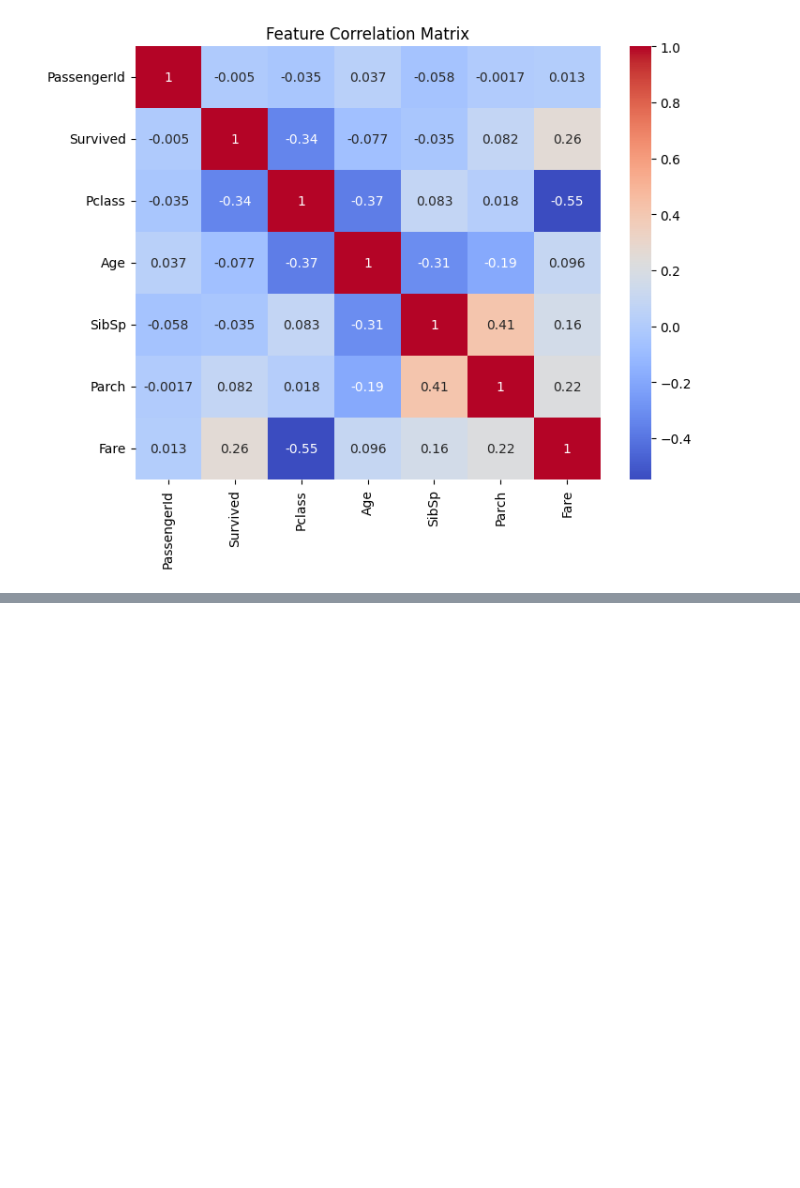
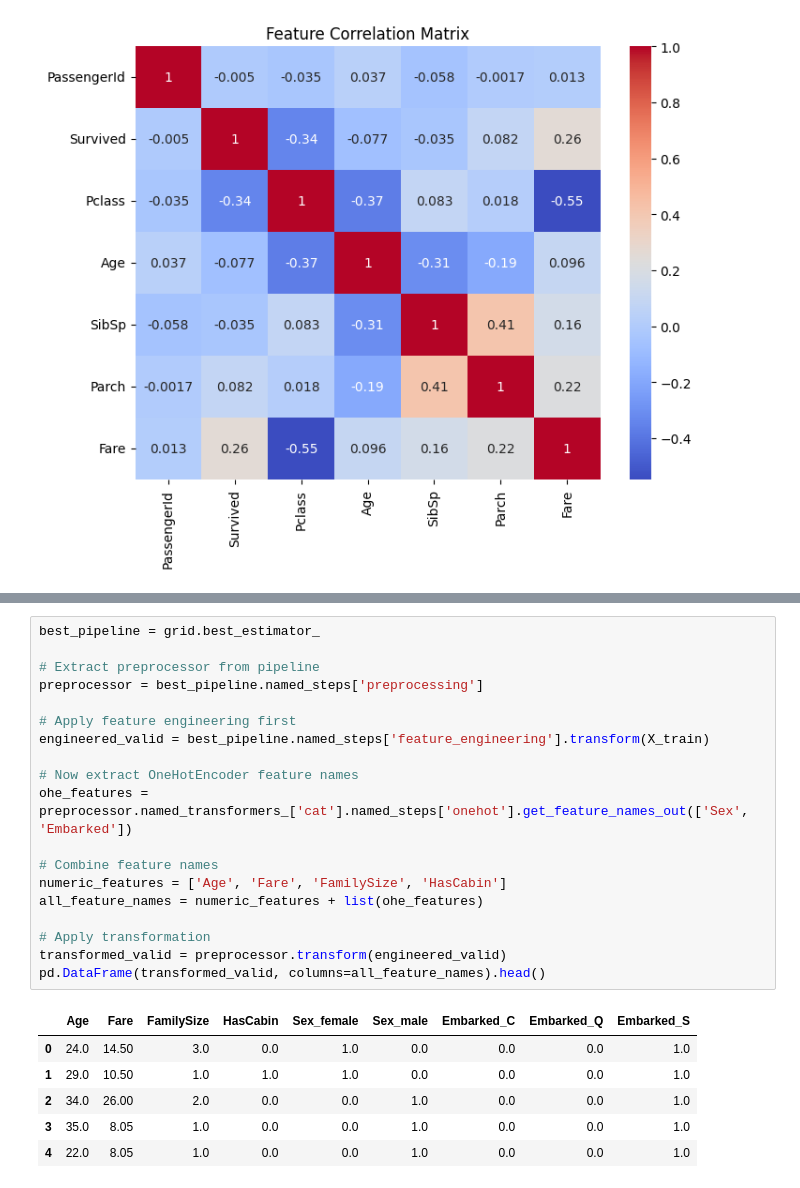
Before and after one commit to in27sung/kaggle, a Jupyter notebook: titanic-survival-prediction.ipynb, the cells around one changed output, grey strips where cells are left out. Cells and saved outputs as stored; diff of their text form; blank space fills up the shorter version.

```diff
--- a/titanic-survival-prediction.ipynb
+++ b/titanic-survival-prediction.ipynb
@@ -420,0 +310,26 @@ submission.to_csv('submission.csv', index=False)
+# %%
+best_pipeline = grid.best_estimator_
+
+# Extract preprocessor from pipeline
+preprocessor = best_pipeline.named_steps['preprocessing']
+
+# Apply feature engineering first
+engineered_valid = best_pipeline.named_steps['feature_engineering'].transform(X_train)
+
+# Now extract OneHotEncoder feature names
+ohe_features = preprocessor.named_transformers_['cat'].named_steps['onehot'].get_feature_names_out(['Sex', 'Embarked'])
+
+# Combine feature names
+numeric_features = ['Age', 'Fare', 'FamilySize', 'HasCabin']
+all_feature_names = numeric_features + list(ohe_features)
+
+# Apply transformation
+transformed_valid = preprocessor.transform(engineered_valid)
+pd.DataFrame(transformed_valid, columns=all_feature_names).head()
+# %% [output]
+|  | Age | Fare | FamilySize | HasCabin | Sex_female | Sex_male | Embarked_C | Embarked_Q | Embarked_S |
+| 0 | 24.0 | 14.50 | 3.0 | 0.0 | 1.0 | 0.0 | 0.0 | 0.0 | 1.0 |
+| 1 | 29.0 | 10.50 | 1.0 | 1.0 | 1.0 | 0.0 | 0.0 | 0.0 | 1.0 |
+| 2 | 34.0 | 26.00 | 2.0 | 0.0 | 0.0 | 1.0 | 0.0 | 0.0 | 1.0 |
+| 3 | 35.0 | 8.05 | 1.0 | 0.0 | 0.0 | 1.0 | 0.0 | 0.0 | 1.0 |
+| 4 | 22.0 | 8.05 | 1.0 | 0.0 | 0.0 | 1.0 | 0.0 | 0.0 | 1.0 |
```
Also changed, not shown: parts of 36 cells of this notebook.
